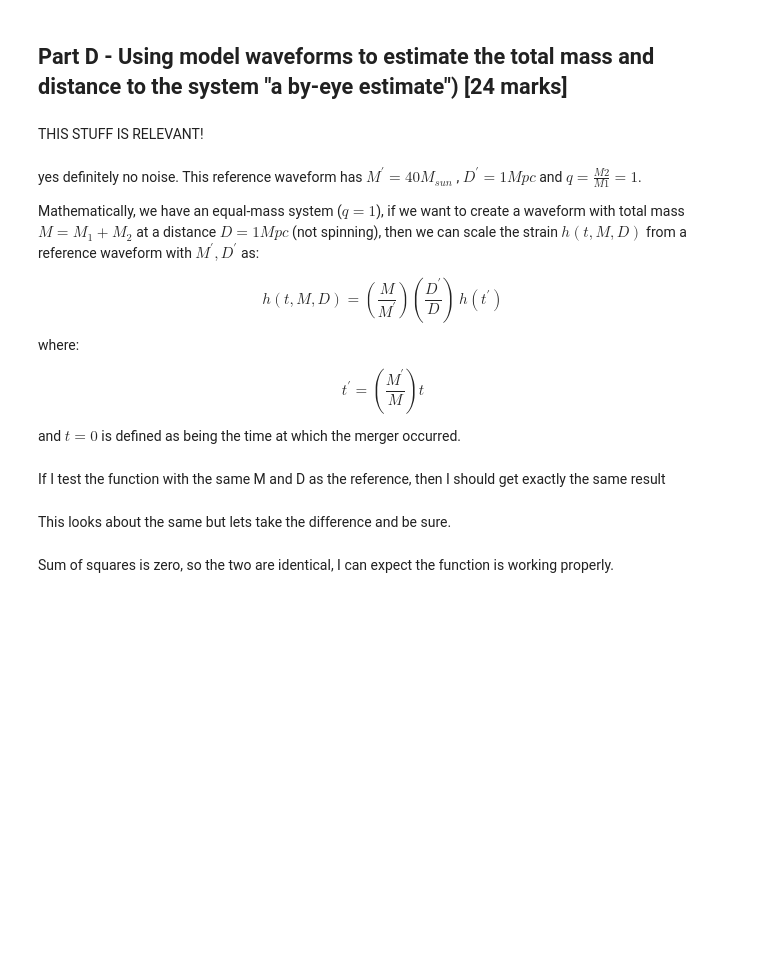
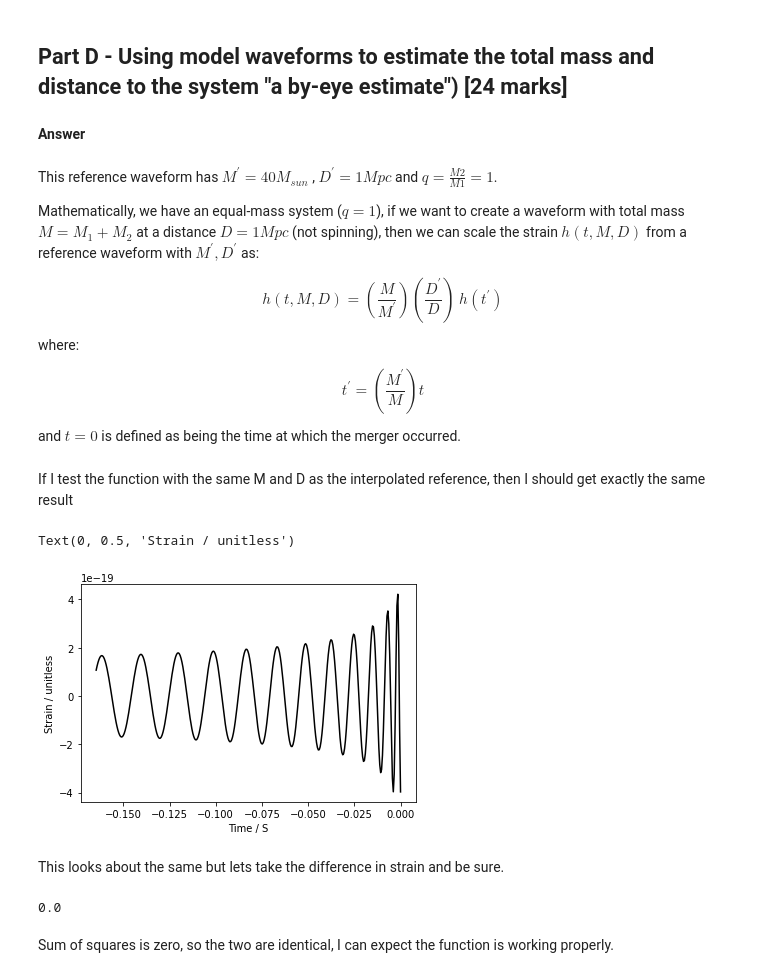
Before and after one commit to Clarke-Jools-36/DataAnalysis22, a Jupyter notebook: CA2_1903779.ipynb, the cells around one changed output. Drawn from its saved outputs; the diff is of its cells as text; code cells hidden in the pictures; blank space fills up the shorter version.

```diff
--- a/CA2_1903779.ipynb
+++ b/CA2_1903779.ipynb
@@ -381,10 +409,10 @@ plt.plot(s_mock,interp_strain)
 ***
 # %% [markdown]
 ## Part D - Using model waveforms to estimate the total mass and distance to the system "a by-eye estimate") [24 marks]
-# %% [markdown]
-THIS STUFF IS RELEVANT!
+# %% [markdown]
+**Answer**
 # %% [markdown]
-yes definitely no noise. This reference waveform has $𝑀^\prime=40𝑀_{𝑠𝑢𝑛}$ , $𝐷^\prime=1Mpc$ and $𝑞=\frac{𝑀2}{𝑀1}=1$.
+This reference waveform has $𝑀^\prime=40𝑀_{𝑠𝑢𝑛}$ , $𝐷^\prime=1Mpc$ and $𝑞=\frac{𝑀2}{𝑀1}=1$.
 
 Mathematically, we have an equal-mass system ($q=1$), if we want to create a waveform with total mass $M=M_1 + M_2$ at a distance $D=1Mpc$ (not spinning), then we can scale the strain $h(t,M,D)$ from a reference waveform with $M^\prime,D^\prime$ as:
 
@@ -398,20 +426,25 @@ $$ t^\prime=\left(\dfrac{M^\prime}{M}\right)t  $$
 
 and $t=0$ is defined as being the time at which the merger occurred.
 # %%
-def scale_ref(M,D): #M_sun, Mpc
+def scale_ref(t,M,D): #M_sun, Mpc
   M_prime, D_prime = 40, 1 #M_sun, Mpc
-  out = (M/M_prime)*(D_prime/D)*np.array(refIn["strain"])
-  return out
+  s = (M/M_prime)*(D_prime/D)*np.array(interp_fn((M/M_prime)*t))
+  return t,s
 # %% [markdown]
-If I test the function with the same M and D as the reference, then I should get exactly the same result
+If I test the function with the same M and D as the interpolated reference, then I should get exactly the same result
 # %%
-plt.plot(refIn["time (s)"],scale_ref(40,1),"k")
-plt.xlabel("GPS Time / S")
+plt.plot(*scale_ref(t_mock,40,1),"k")
+plt.xlabel("Time / S")
 plt.ylabel("Strain / unitless")
+# %% [output]
+Text(0, 0.5, 'Strain / unitless')
+[figure, added]
 # %% [markdown]
-This looks about the same but lets take the difference and be sure.
+This looks about the same but lets take the difference in strain and be sure.
 # %%
-np.mean((refIn["strain"] - scale_ref(40,1))**2)
+np.mean((s_ref_interp - scale_ref(t_mock,40,1)[1])**2)
+# %% [output]
+0.0
 # %% [markdown]
 Sum of squares is zero, so the two are identical, I can expect the function is working properly.
 # %%
```
Also changed, not shown: parts of 31 cells of this notebook.
